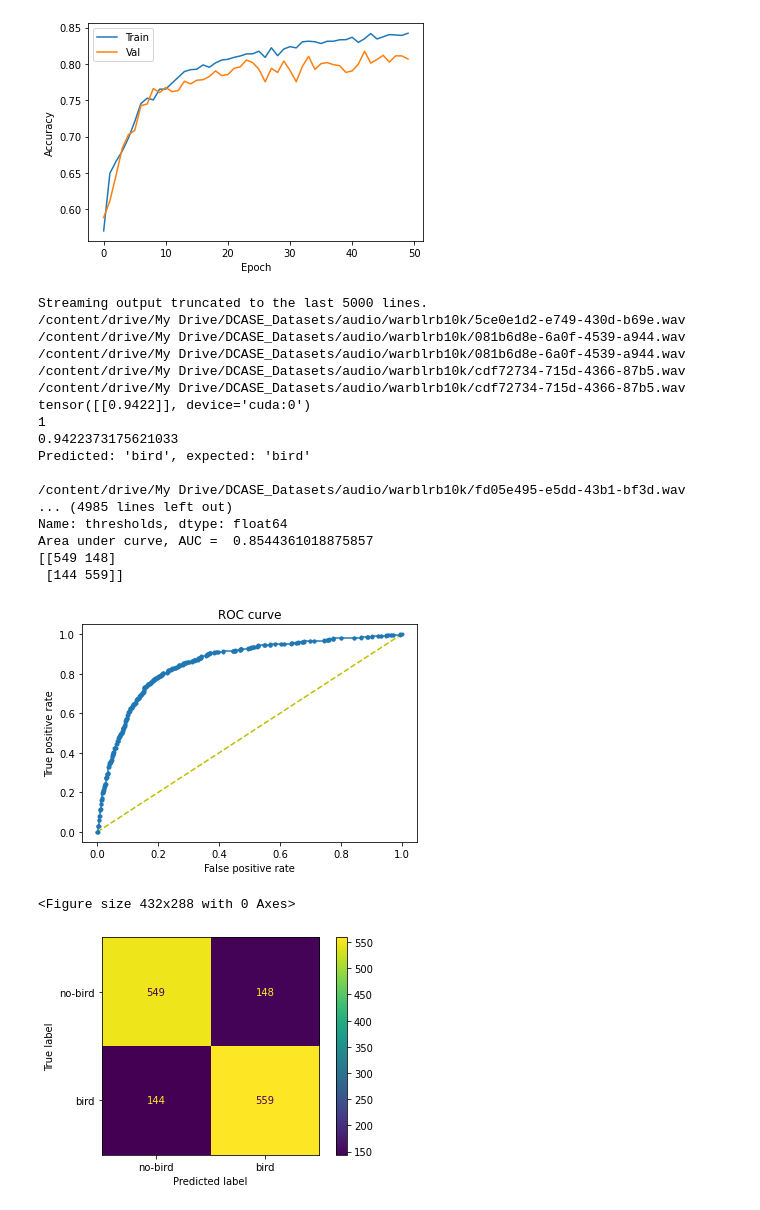
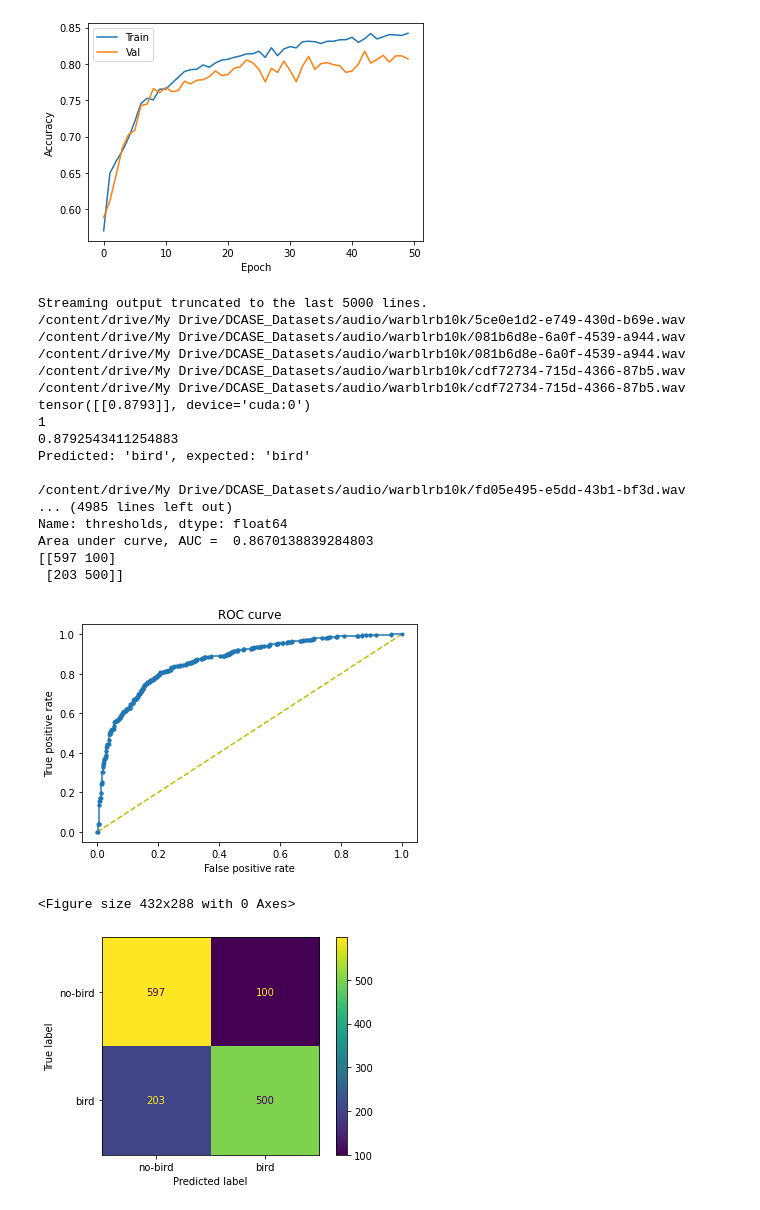
Before and after one commit to edward-h-81/bird_sound_detection, a Jupyter notebook: cnn_pytorch/train_binary_uky_val_conmatrix.ipynb, the cells around one changed output. Saved outputs shown, nothing was run; the diff lists cells and outputs as text; code cells hidden in the pictures.

```diff
--- a/cnn_pytorch/train_binary_uky_val_conmatrix.ipynb
+++ b/cnn_pytorch/train_binary_uky_val_conmatrix.ipynb
@@ -447,7 +447,7 @@ if __name__ == "__main__":
 
     # load back the model
     cnn = CNNNetwork()
-    state_dict = torch.load("/content/drive/My Drive/MSc_Project_Colab/BAD_PyTorch/cnn_V7_bvff_25percent_25tfmask.pth", map_location=torch.device('cpu'))
+    state_dict = torch.load("/content/drive/My Drive/MSc_Project_Colab/BAD_PyTorch/cnn_V7_bvff_25percent.pth", map_location=torch.device('cpu'))
     cnn.load_state_dict(state_dict)
 
     # load DCASE dataset
@@ -560,37 +560,37 @@ if __name__ == "__main__":
 
     i = np.arange(len(tpr))
     roc = pd.DataFrame({'tf' : pd.Series(tpr-(1-fpr), index=i), 'thresholds' : pd.Series(thresholds, index=i)})
     ideal_roc_thresh = roc.iloc[(roc.tf-0).abs().argsort()[:1]]  #Locate the point where the value is close to 0
     print("Ideal threshold is: ", ideal_roc_thresh['thresholds'])
 
     # AUC
     auc_value = auc(fpr, tpr)
     print("Area under curve, AUC = ", auc_value)
 
     # confusion matrix
     cm = confusion_matrix(targs, preds)
     print(cm)
     disp = ConfusionMatrixDisplay(confusion_matrix=cm, display_labels=["no-bird", "bird"])
     plt.figure(2)
     disp.plot(values_format='')
 # %% [output]
 Streaming output truncated to the last 5000 lines.
 /content/drive/My Drive/DCASE_Datasets/audio/warblrb10k/5ce0e1d2-e749-430d-b69e.wav
 /content/drive/My Drive/DCASE_Datasets/audio/warblrb10k/081b6d8e-6a0f-4539-a944.wav
 /content/drive/My Drive/DCASE_Datasets/audio/warblrb10k/081b6d8e-6a0f-4539-a944.wav
 /content/drive/My Drive/DCASE_Datasets/audio/warblrb10k/cdf72734-715d-4366-87b5.wav
 /content/drive/My Drive/DCASE_Datasets/audio/warblrb10k/cdf72734-715d-4366-87b5.wav
-tensor([[0.9422]], device='cuda:0')
+tensor([[0.8793]], device='cuda:0')
 1
-0.9422373175621033
+0.8792543411254883
 Predicted: 'bird', expected: 'bird'
 
 /content/drive/My Drive/DCASE_Datasets/audio/warblrb10k/fd05e495-e5dd-43b1-bf3d.wav
 ... (4985 lines left out)
 Name: thresholds, dtype: float64
-Area under curve, AUC =  0.8544361018875857
-[[549 148]
- [144 559]]
+Area under curve, AUC =  0.8670138839284803
+[[597 100]
+ [203 500]]
-[figure, old version]
+[figure, new version]
 <Figure size 432x288 with 0 Axes>
-[figure, old version]
+[figure, new version]
```
